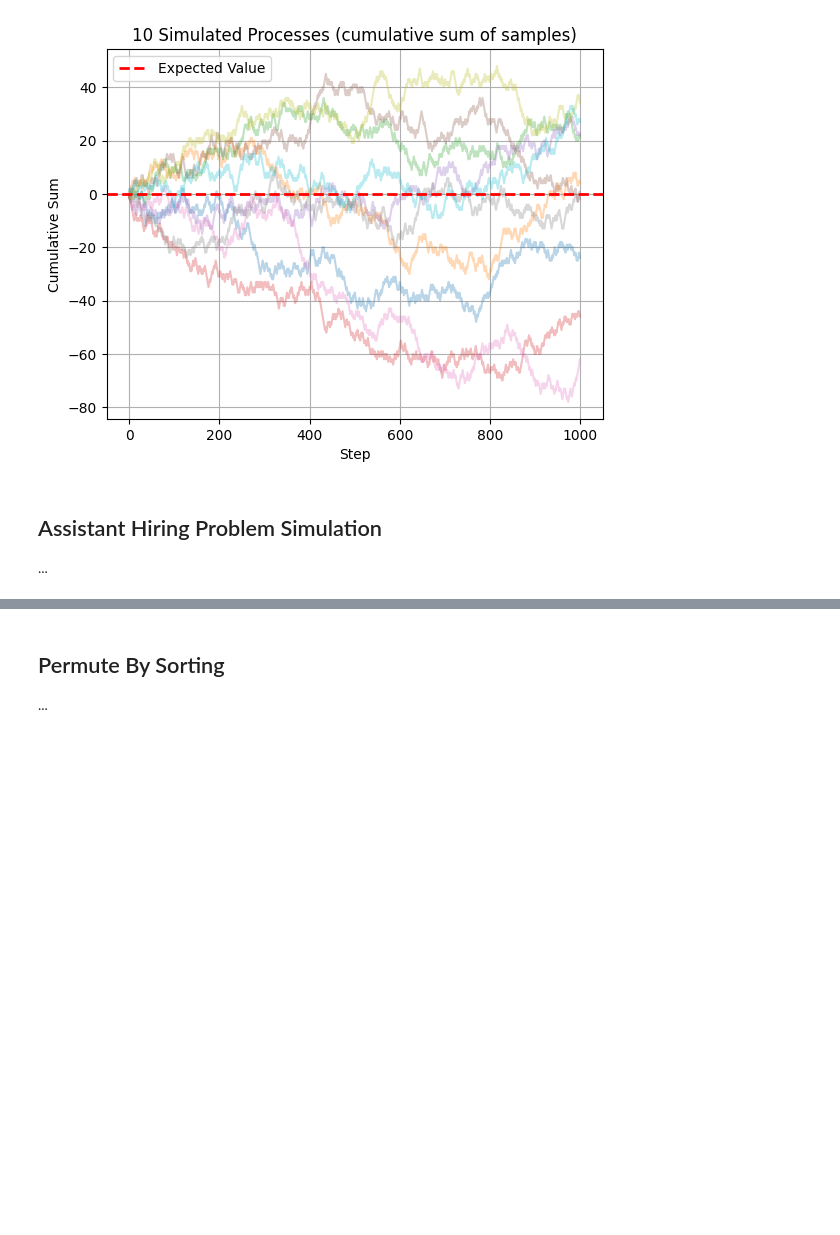
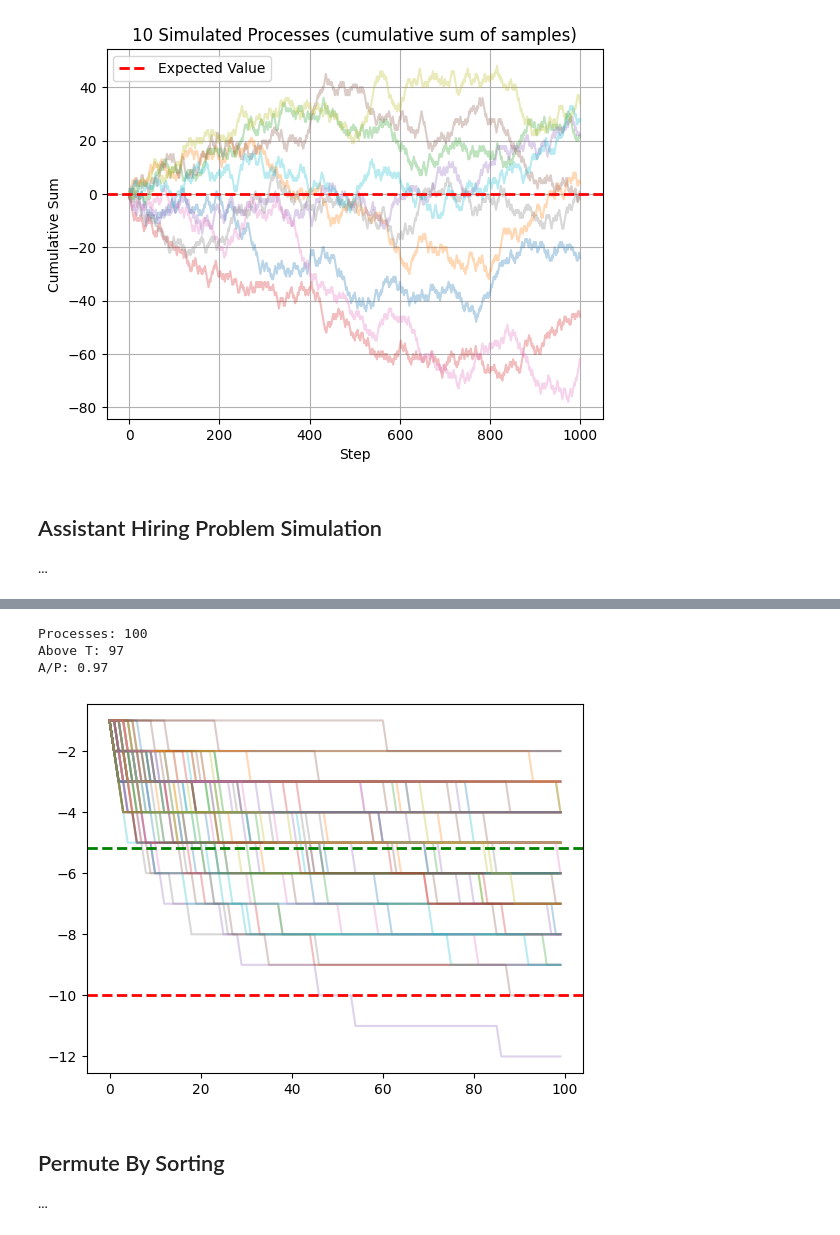
Before and after one commit to jakubjanak2004/probability-and-stats, a Jupyter notebook: proba_analysis.ipynb, the cells around one changed output, grey strips where cells are left out. Saved outputs shown, nothing was run; the diff lists cells and outputs as text; code cells hidden in the pictures; blank space fills up the shorter version.

```diff
--- a/proba_analysis.ipynb
+++ b/proba_analysis.ipynb
@@ -82,3 +81,32 @@ plt.show()
+# %%
+num_of_samples = 100
+num_of_processes = 100
+above_t = 0
+
+for _ in range(1, num_of_processes):
+    samples = []
+    for i in range(1, num_of_samples + 1):
+        samples.append(gen.choices((-1, 0), (1/i, 1-(1/i)))[0])
+    samples = np.array(samples)
+    process = samples.cumsum()
+    if process[-1] > -10:
+        above_t += 1
+    plt.plot(process, alpha=.3)
+
+print('Processes:', num_of_processes)
+print('Above T:', above_t)
+print('A/P:', above_t / num_of_processes)
+
+exp_process = sum([-1/i for i in range(1, num_of_samples + 1)])
+plt.axhline(y=exp_process, color='green', linestyle='--', linewidth=2, label='Expected Value')
+plt.axhline(y=-10, color='red', linestyle='--', linewidth=2, label='Expected Value')
+
+plt.show()
+# %% [output]
+Processes: 100
+Above T: 97
+A/P: 0.97
+[figure, added]
 # %% [markdown]
 ## Permute By Sorting
 ...
```
Also changed, not shown: parts of 2 cells of this notebook.
